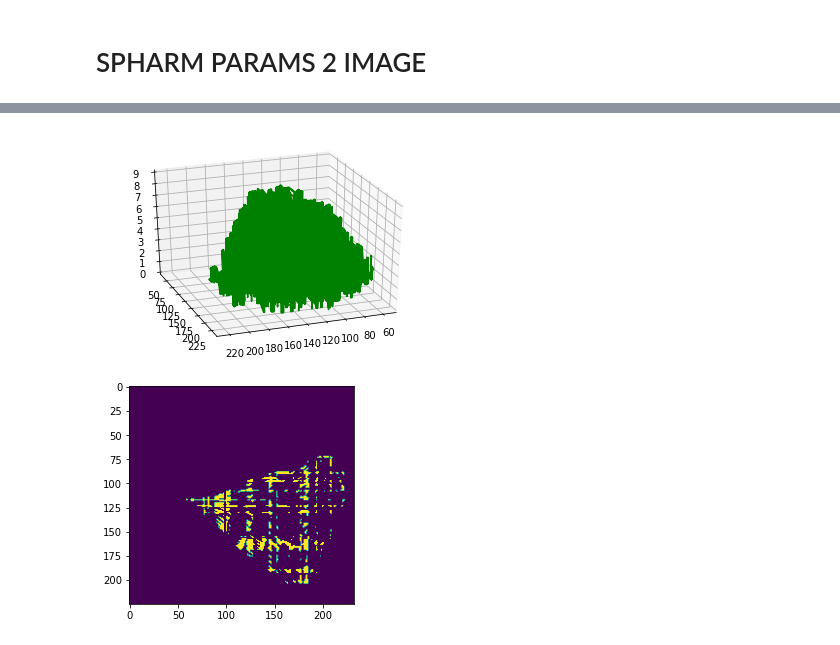
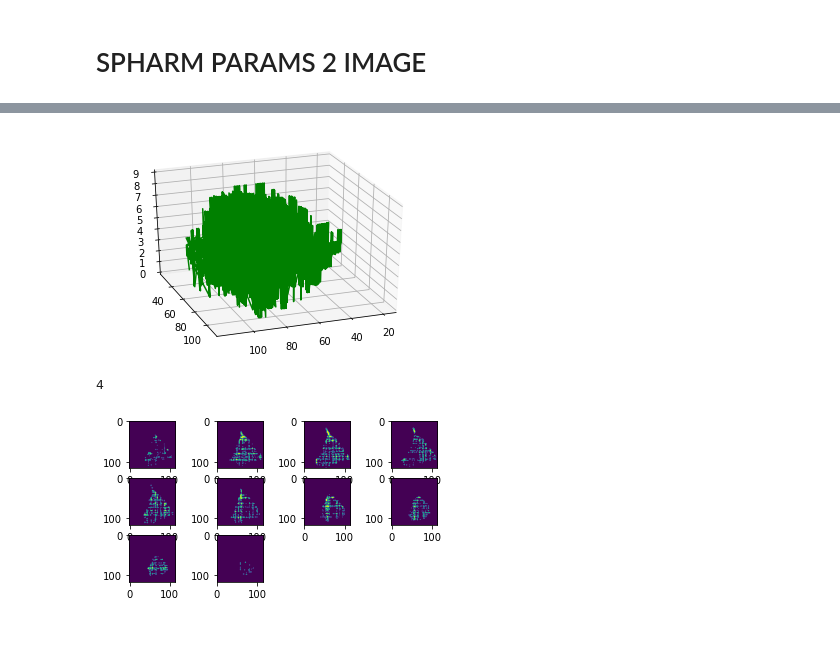
Before and after one commit to murphygroup/cellorganizer-jupyter-notebooks, a Jupyter notebook: workshop_demos/Module 8.ipynb, the cells around one changed output, grey strips where cells are left out. Cells and saved outputs as stored; diff of their text form; code cells hidden in the pictures.

```diff
--- a/workshop_demos/Module 8.ipynb
+++ b/workshop_demos/Module 8.ipynb
@@ -34,15 +34,15 @@ options['hd_thresh'] = 10
 # %%
 #read in selected image
 directory = '/home/murphylab/cellorganizer/local/images/HeLa/3D/processed/'
-cellImagesDirectoryPath = Path(directory + 'LAM_cell1_ch1_t1.tif')
+cellImagesDirectoryPath = Path(directory + 'LAM_cell1_ch1_t1_down_128-128-9.tif')
 img = AICSImage(cellImagesDirectoryPath)
 # %%
 data = img.data
 data = np.squeeze(data) #get it down to a 3D image
-data = np.transpose(data, (2, 1, 0)) #transpose to xyz
+data = np.transpose(data, (1, 2, 0)) #transpose to xyz
 print(data.shape)
 #downsample
-data = data[::4,::4,::2]
+#data = data[::8,::8,::2]
 #make sure data is shaped correctly
 print(data.shape)
 # %% [output]
@@ -159,0 +160,7 @@ R2019 MATLAB
+# %%
+options['cropping'] = 'tight'
+options['oversampling_scale'] = 1
+options['debug'] = True
+print(options)
+img_mat = SPHARMparameterization2image(params, options)
+print(img_mat.shape)
@@ -165,11 +183,17 @@ ax.view_init(elev=30, azim=70)
 ax.plot3D(abovezeroind[:,0],abovezeroind[:,1],abovezeroind[:,2],'green')
 plt.show()
 # %% [output]
-[figure, old version]
+[figure, new version]
 # %%
 fig = plt.figure()
-islice = round(img_mat.shape[2]/2)
-plt.imshow(img_mat[:,:,islice])
+#islice = round(img_mat.shape[2]/2)
+import math
+panels = math.ceil(math.sqrt(img_mat.shape[2]))
+print(panels)
+for i in range(img_mat.shape[2]):
+    plt.subplot(panels,panels,i+1)
+    plt.imshow(img_mat[:,:,i])
 plt.show()
 # %% [output]
+4
-[figure, old version]
+[figure, new version]
```
Also changed, not shown: parts of 8 cells of this notebook.
